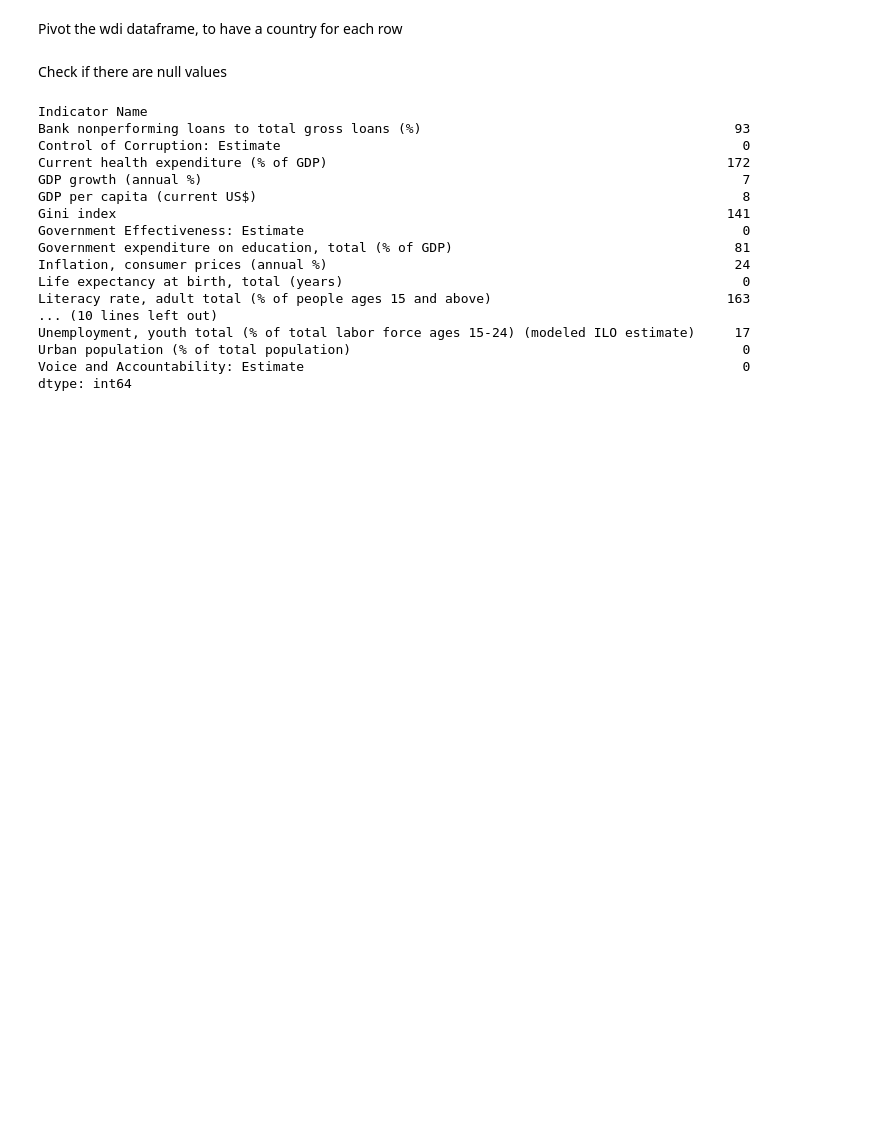
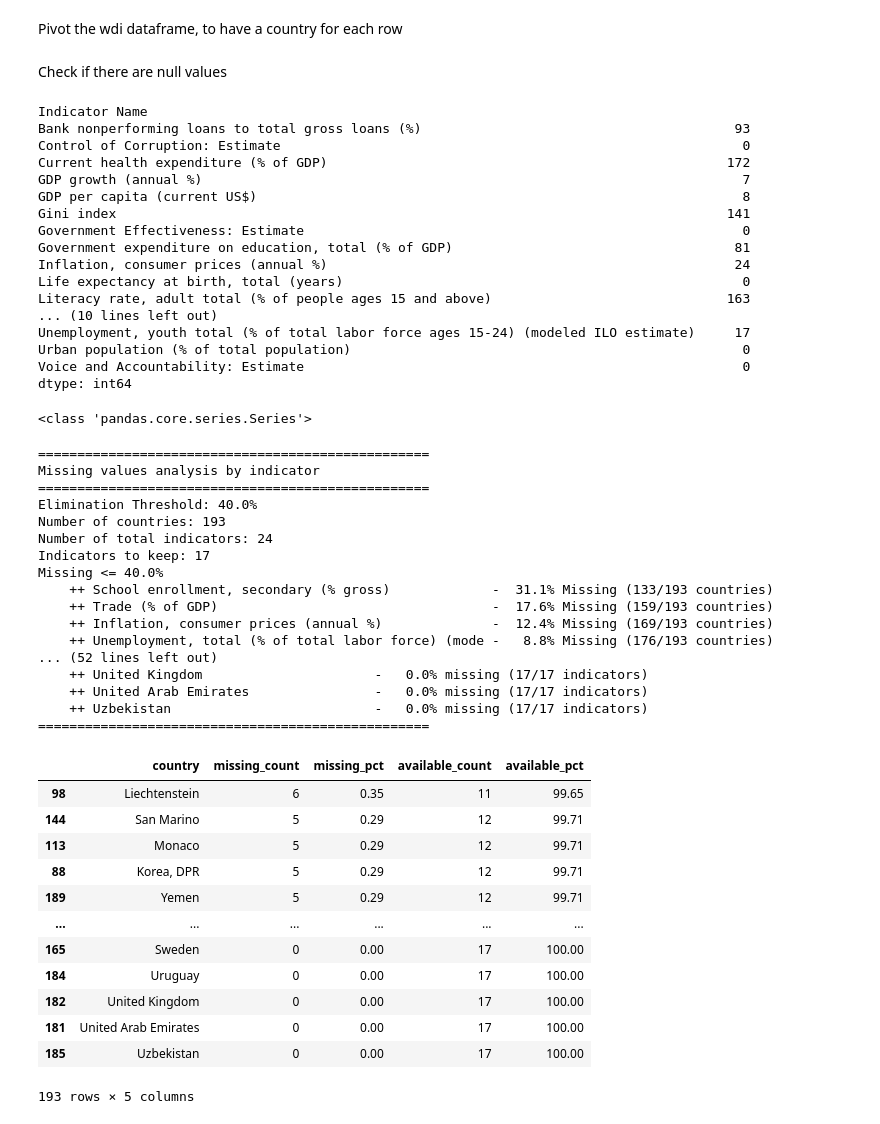
Before and after one commit to paccale/global_crime_indicators, a Jupyter notebook: notebook.ipynb, the cells around one changed output. Saved outputs shown, nothing was run; the diff lists cells and outputs as text; code cells hidden in the pictures; blank space fills up the shorter version.

Commit message:
Terminare plot_missing_analysis

```diff
--- a/notebook.ipynb
+++ b/notebook.ipynb
@@ -279,4 +279,13 @@ Unemployment, youth total (% of total labor force ages 15-24) (modeled ILO estim
 Urban population (% of total population)                                                  0
 Voice and Accountability: Estimate                                                        0
 dtype: int64
+# %%
+n_countries: int = len(df_wdi_pivoted)
+
+# Compute missing for each indicator
+missing_counts: pd.Series = df_wdi_pivoted.isnull().sum()
+missing_pct = ((missing_counts/n_countries)*100).round(2)
+print(type(missing_pct))
+# %% [output]
+<class 'pandas.core.series.Series'>
 # %%
@@ -283,0 +395,34 @@ def analyze_missing_by_indicator(df: pd.DataFrame, threshold: float = 0.40) -> r
+# %%
+_, indicators_to_keep, _ = analyze_missing_by_indicator(df_wdi_pivoted,)
+analyze_missing_by_country(df_wdi_pivoted, indicators_to_keep)
+# %% [output]
+==================================================
+Missing values analysis by indicator
+==================================================
+Elimination Threshold: 40.0%
+Number of countries: 193
+Number of total indicators: 24
+Indicators to keep: 17
+Missing <= 40.0%
+    ++ School enrollment, secondary (% gross)             -  31.1% Missing (133/193 countries)
+    ++ Trade (% of GDP)                                   -  17.6% Missing (159/193 countries)
+    ++ Inflation, consumer prices (annual %)              -  12.4% Missing (169/193 countries)
+    ++ Unemployment, total (% of total labor force) (mode -   8.8% Missing (176/193 countries)
+... (52 lines left out)
+    ++ United Kingdom                      -   0.0% missing (17/17 indicators)
+    ++ United Arab Emirates                -   0.0% missing (17/17 indicators)
+    ++ Uzbekistan                          -   0.0% missing (17/17 indicators)
+==================================================
+|  | country | missing_count | missing_pct | available_count | available_pct |
+| 98 | Liechtenstein | 6 | 0.35 | 11 | 99.65 |
+| 144 | San Marino | 5 | 0.29 | 12 | 99.71 |
+| 113 | Monaco | 5 | 0.29 | 12 | 99.71 |
+| 88 | Korea, DPR | 5 | 0.29 | 12 | 99.71 |
+| 189 | Yemen | 5 | 0.29 | 12 | 99.71 |
+| ... | ... | ... | ... | ... | ... |
+| 165 | Sweden | 0 | 0.00 | 17 | 100.00 |
+| 184 | Uruguay | 0 | 0.00 | 17 | 100.00 |
+| 182 | United Kingdom | 0 | 0.00 | 17 | 100.00 |
+| 181 | United Arab Emirates | 0 | 0.00 | 17 | 100.00 |
+| 185 | Uzbekistan | 0 | 0.00 | 17 | 100.00 |
+193 rows × 5 columns
```
Also changed, not shown: parts of 4 cells of this notebook.
